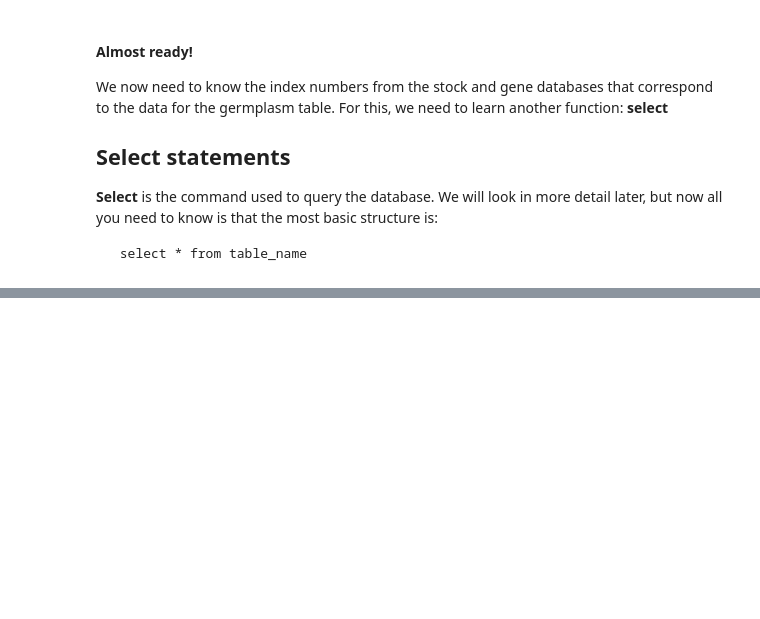
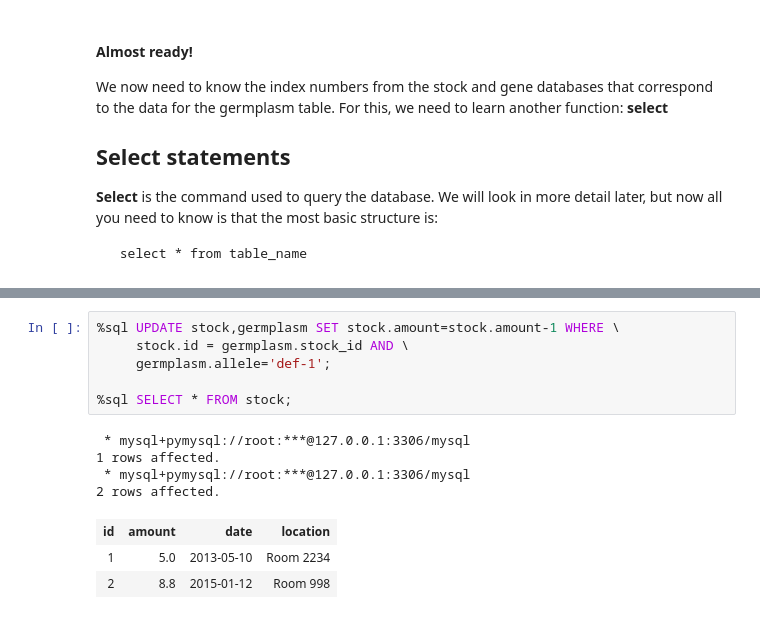
Before and after one commit to CBGP-UPM-INIA-PUBLIC/Accelerated_Intro_to_CompBio_Part_2, a Jupyter notebook: Introduction to Databases and SQL.ipynb, the cells around one changed output, grey strips where cells are left out. Cells and saved outputs as stored; diff of their text form; blank space fills up the shorter version.

Commit message:
added UPDATE and WHERE

```diff
--- a/Introduction to Databases and SQL.ipynb
+++ b/Introduction to Databases and SQL.ipynb
@@ -365,0 +462,14 @@ id  | 	taxonid  |  allele  | 	stock_id  |	gene_id
+# %%
+%sql UPDATE stock,germplasm SET stock.amount=stock.amount-1 WHERE \
+     stock.id = germplasm.stock_id AND \
+     germplasm.allele='def-1';
+
+%sql SELECT * FROM stock;
+# %% [output]
+ * mysql+pymysql://root:***@127.0.0.1:3306/mysql
+1 rows affected.
+ * mysql+pymysql://root:***@127.0.0.1:3306/mysql
+2 rows affected.
+| id | amount | date | location |
+| 1 | 5.0 | 2013-05-10 | Room 2234 |
+| 2 | 8.8 | 2015-01-12 | Room 998 |
```
Also changed, not shown: parts of 22 cells of this notebook.
